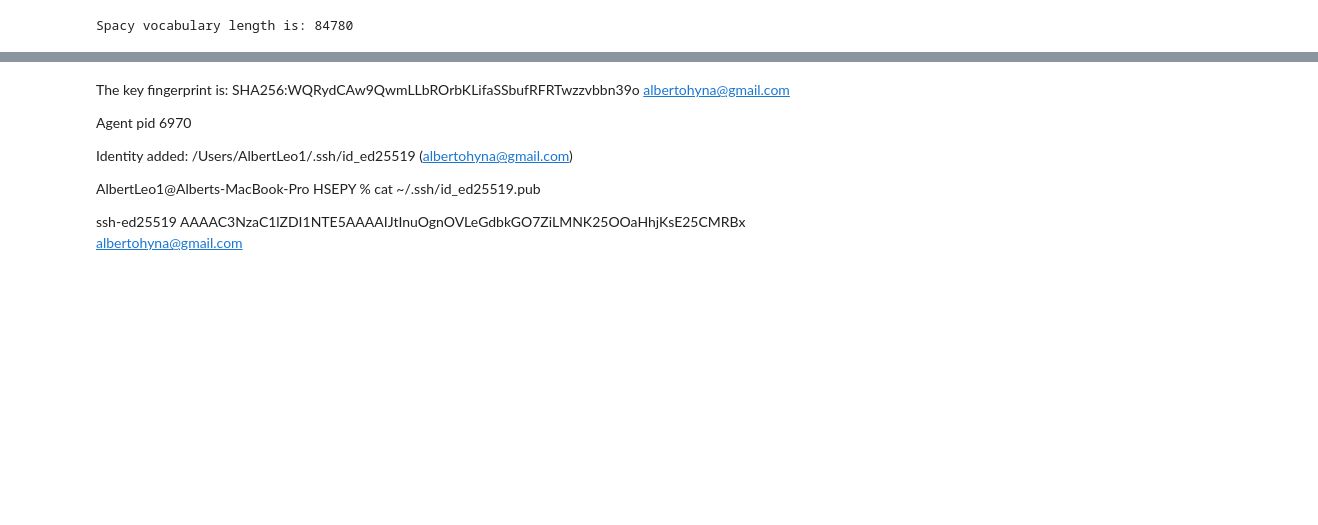
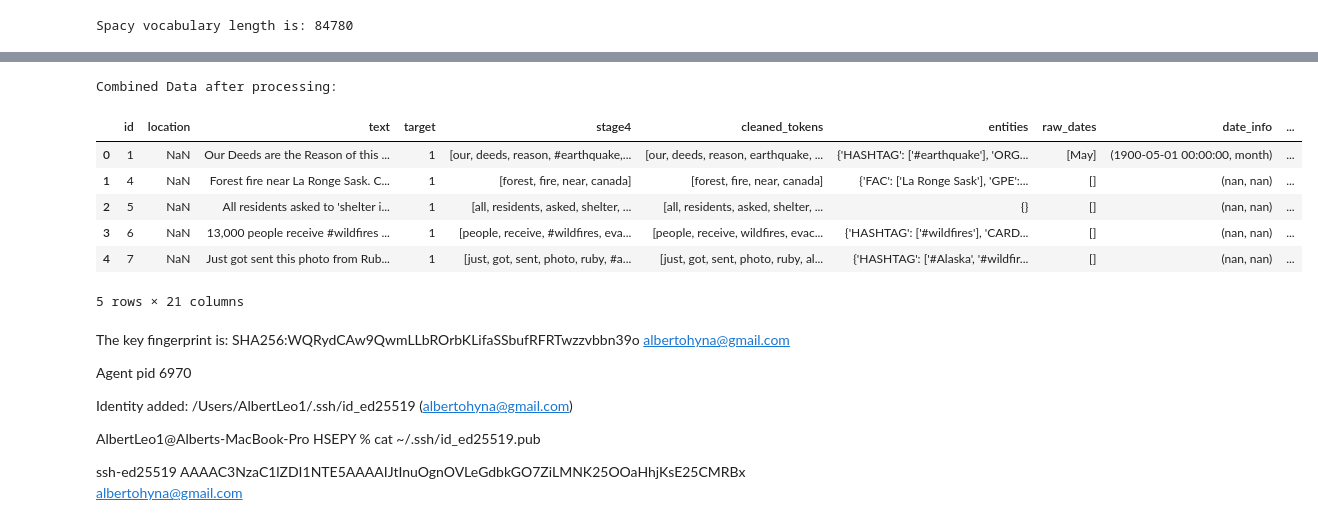
Before and after one commit to AlbertLeo1/HSEPY, a Jupyter notebook: HW5.ipynb, the cells around one changed output, grey strips where cells are left out. Saved outputs shown, nothing was run; the diff lists cells and outputs as text; code cells hidden in the pictures; blank space fills up the shorter version.

```diff
--- a/HW5.ipynb
+++ b/HW5.ipynb
@@ -589,27 +609,44 @@ import seaborn as sns
 # %%
 
-# Load the SpaCy model
-nlp = spacy.load("en_core_web_sm")
-
-
 class TokenPipeline:
-    def __init__(self, train_files, test_file=None, stages=None, text_column="text"):
+    def __init__(self, train_files, test_file=None, stages=None, text_column="text", target_column=None):
         self.loader = DataHandler(train_files=train_files, test_file=test_file)
         self.loader.load_data()  # Load the data using DataHandler
 
         self.train_data = self.loader.train_data
         self.test_data = self.loader.test_data
+        self.target_column = target_column  # Add target_column here
+
         self.stages = stages if stages else [
+            "apply_tweet_tokenizer",
             "apply_regex_filter",
             "remove_stopwords",
             "filter_valid_tokens",
             "drop_mentions",
-            "drop_hashtags"
+            "drop_hashtags",
         ]
         self.text_column = text_column
         self.feature_columns = []
 
         self.processor = TextProcessor(stages=self.stages)
+
+
+
+    def apply_tweet_tokenizer(self, df):
+        """
+        Tokenizes the text column of the DataFrame using the Twitter tokenizer.
+        This function is applied as a stage in the pipeline.
+
+        Parameters:
+        df (pd.DataFrame): The DataFrame containing the text column to tokenize.
+
+        Returns:
+        pd.DataFrame: The DataFrame with tokenized text.
+        """
+        tweet_tokenizer = TweetTokenizer()
+        df[self.text_column] = df[self.text_column].apply(lambda x: tweet_tokenizer.tokenize(str(x)))
+        return df
+
 
     def prepare_and_process_data(self):
         processed_train_data = self.processor.apply_stages_incrementally(self.train_data, self.text_column)
@@ -950,3 +990,17 @@ Test data loaded successfully. Shape: (3263, 4)
+# %%
+
+# Access the class-level variables directly
+print("Combined Data after processing:")
+data_processor.combined_df.head()
+# %% [output]
+Combined Data after processing:
+|  | id | location | text | target | stage4 | cleaned_tokens | entities | raw_dates | date_info | ... |
+| 0 | 1 | NaN | Our Deeds are the Reason of this ... | 1 | [our, deeds, reason, #earthquake,... | [our, deeds, reason, earthquake, ... | {'HASHTAG': ['#earthquake'], 'ORG... | [May] | (1900-05-01 00:00:00, month) | ... |
+| 1 | 4 | NaN | Forest fire near La Ronge Sask. C... | 1 | [forest, fire, near, canada] | [forest, fire, near, canada] | {'FAC': ['La Ronge Sask'], 'GPE':... | [] | (nan, nan) | ... |
+| 2 | 5 | NaN | All residents asked to 'shelter i... | 1 | [all, residents, asked, shelter, ... | [all, residents, asked, shelter, ... | {} | [] | (nan, nan) | ... |
+| 3 | 6 | NaN | 13,000 people receive #wildfires ... | 1 | [people, receive, #wildfires, eva... | [people, receive, wildfires, evac... | {'HASHTAG': ['#wildfires'], 'CARD... | [] | (nan, nan) | ... |
+| 4 | 7 | NaN | Just got sent this photo from Rub... | 1 | [just, got, sent, photo, ruby, #a... | [just, got, sent, photo, ruby, al... | {'HASHTAG': ['#Alaska', '#wildfir... | [] | (nan, nan) | ... |
+5 rows × 21 columns
 # %%
 !git add .
 !git commit -m "Tokenization and data splitting stage completed"
```
Also changed, not shown: parts of 4 cells of this notebook.
